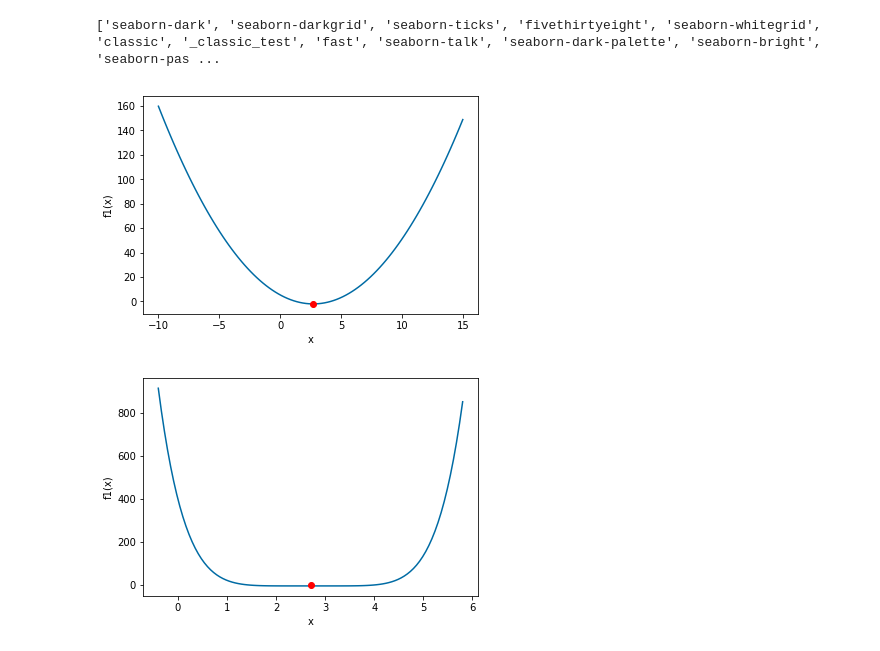
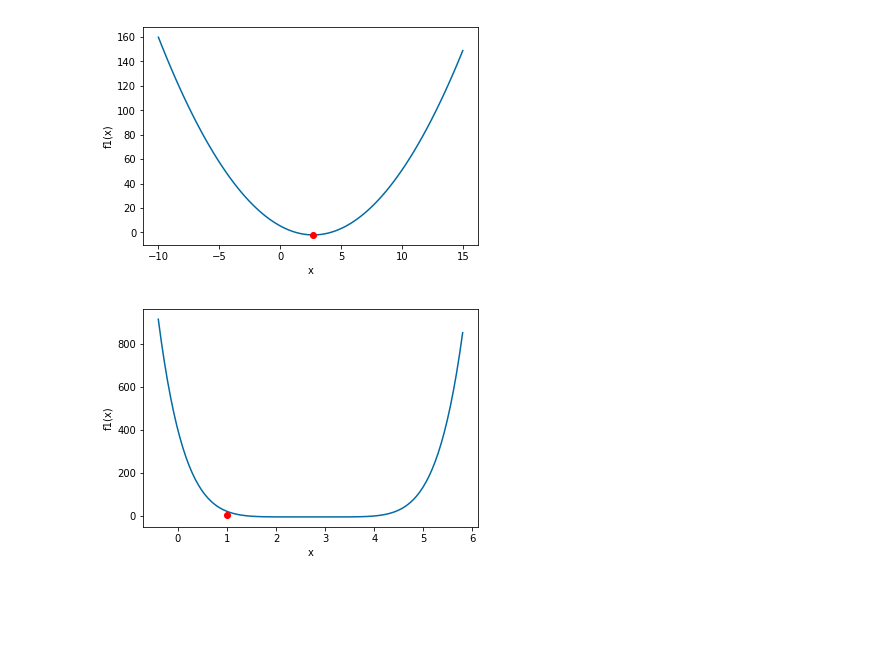
Before and after one commit to ceciliamm/evolutionary-computation, a Jupyter notebook: psets/02/Utilities.ipynb, the cells around one changed output. Saved outputs shown, nothing was run; the diff lists cells and outputs as text; code cells hidden in the pictures; blank space fills up the shorter version.

```diff
--- a/psets/02/Utilities.ipynb
+++ b/psets/02/Utilities.ipynb
@@ -1,37 +1,33 @@
 # %%
 # F1 Plot Generator
 %matplotlib inline
 import math
 import numpy as np
 import matplotlib.pyplot as plt
-
-plt.style.use('tableau-colorblind10')
-print(plt.style.available)
 
 def f1(x):
     return x**2 - (2 * math.e * x) + (math.e**2) - 2
 
 def f2(x):
     """F2 implementation."""
     return ((np.e - x) ** 6) - 6
 
 
-def plot_f1(X, Y):
+def plot_f(X, Y, opt):
     plt.figure()
     plt.plot(X, Y)
     plt.ylabel("f1(x)")
     plt.xlabel("x")
-    plt.plot(2.718281828459045, f1(2.718281828459045),'ro')
+    plt.plot(opt, f1(opt),'ro')
     plt.show()
 
 X = np.linspace(-10, 15, num=100)
 Y = f1(X)
-plot_f1(X, Y)
+plot_f(X, Y, 2.718281828459045)
 
 X2 = np.linspace(-.4, 5.8, num=100)
 Y2 = f2(X2)
-plot_f1(X2, Y2)
+plot_f(X2, Y2, 1)
 # %% [output]
-['seaborn-dark', 'seaborn-darkgrid', 'seaborn-ticks', 'fivethirtyeight', 'seaborn-whitegrid', 'classic', '_classic_test', 'fast', 'seaborn-talk', 'seaborn-dark-palette', 'seaborn-bright', 'seaborn-pas ...
 [figure]
-[figure, old version]
+[figure, new version]
```
Also changed, not shown: 6 other files.
